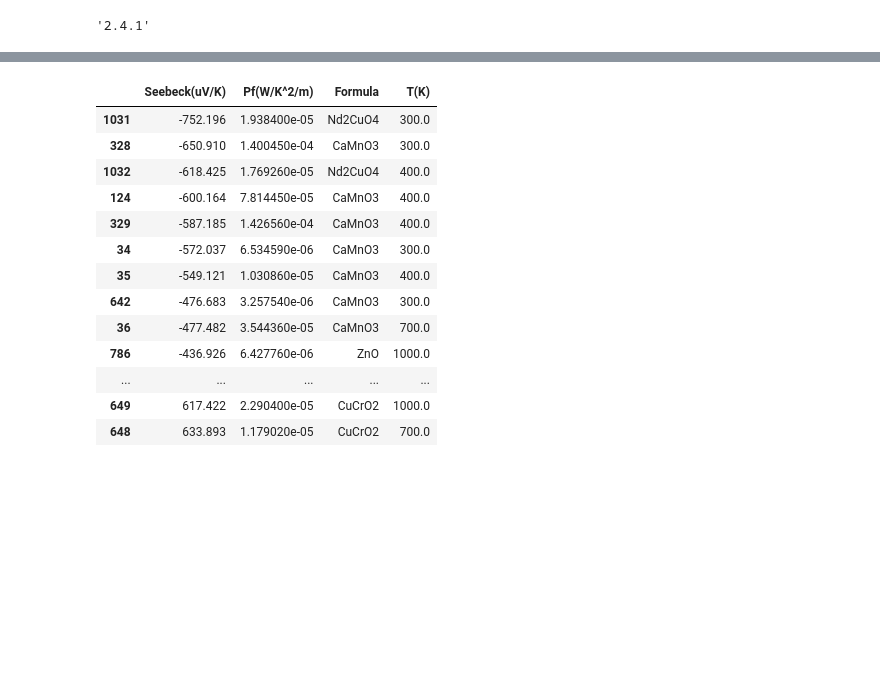
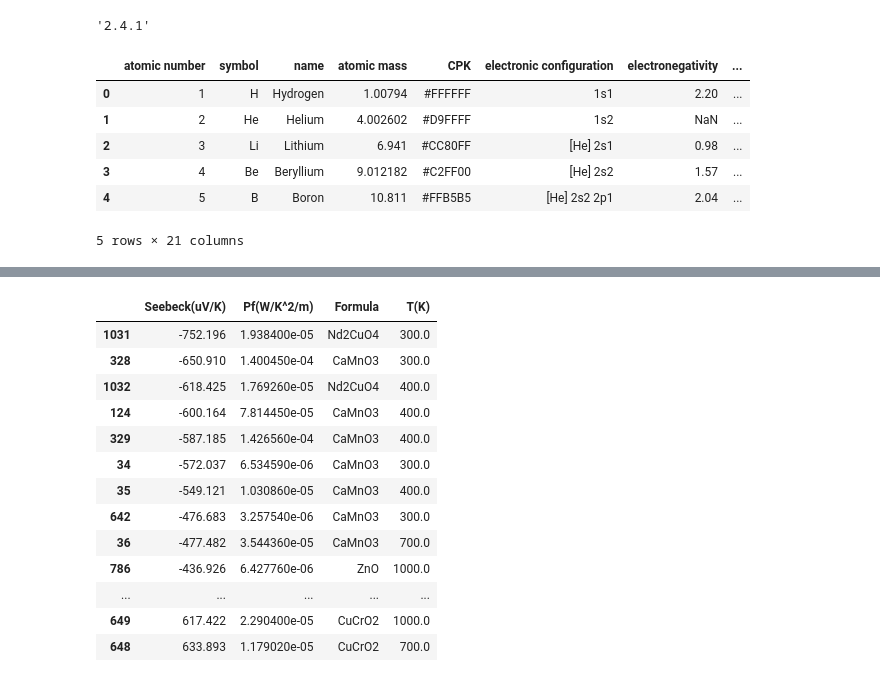
Before and after one commit to Luochenghuang/TEMANN, a Jupyter notebook: doc/Ellen_Exploration.ipynb, the cells around one changed output, grey strips where cells are left out. Cells and saved outputs as stored; diff of their text form; code cells hidden in the pictures; blank space fills up the shorter version.

```diff
--- a/doc/Ellen_Exploration.ipynb
+++ b/doc/Ellen_Exploration.ipynb
@@ -258 +263,11 @@ import plotly.figure_factory as ff
+# %%
+elements.head()
+# %% [output]
+|  | atomic number | symbol | name | atomic mass | CPK | electronic configuration | electronegativity | ... |
+| 0 | 1 | H | Hydrogen | 1.00794 | #FFFFFF | 1s1 | 2.20 | ... |
+| 1 | 2 | He | Helium | 4.002602 | #D9FFFF | 1s2 | NaN | ... |
+| 2 | 3 | Li | Lithium | 6.941 | #CC80FF | [He] 2s1 | 0.98 | ... |
+| 3 | 4 | Be | Beryllium | 9.012182 | #C2FF00 | [He] 2s2 | 1.57 | ... |
+| 4 | 5 | B | Boron | 10.811 | #FFB5B5 | [He] 2s2 2p1 | 2.04 | ... |
+5 rows × 21 columns
 # %%
```
Also changed, not shown: parts of 11 cells of this notebook.
